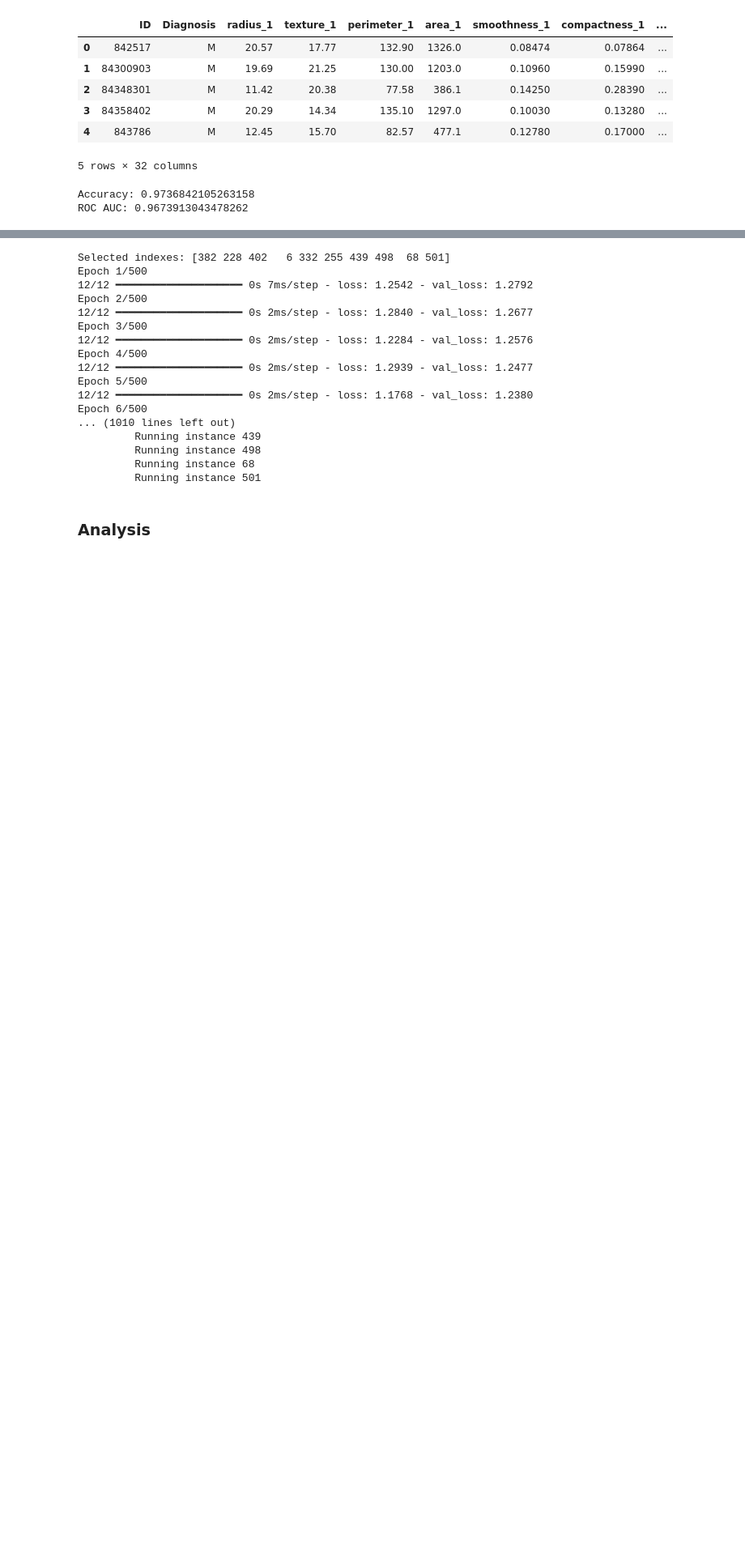
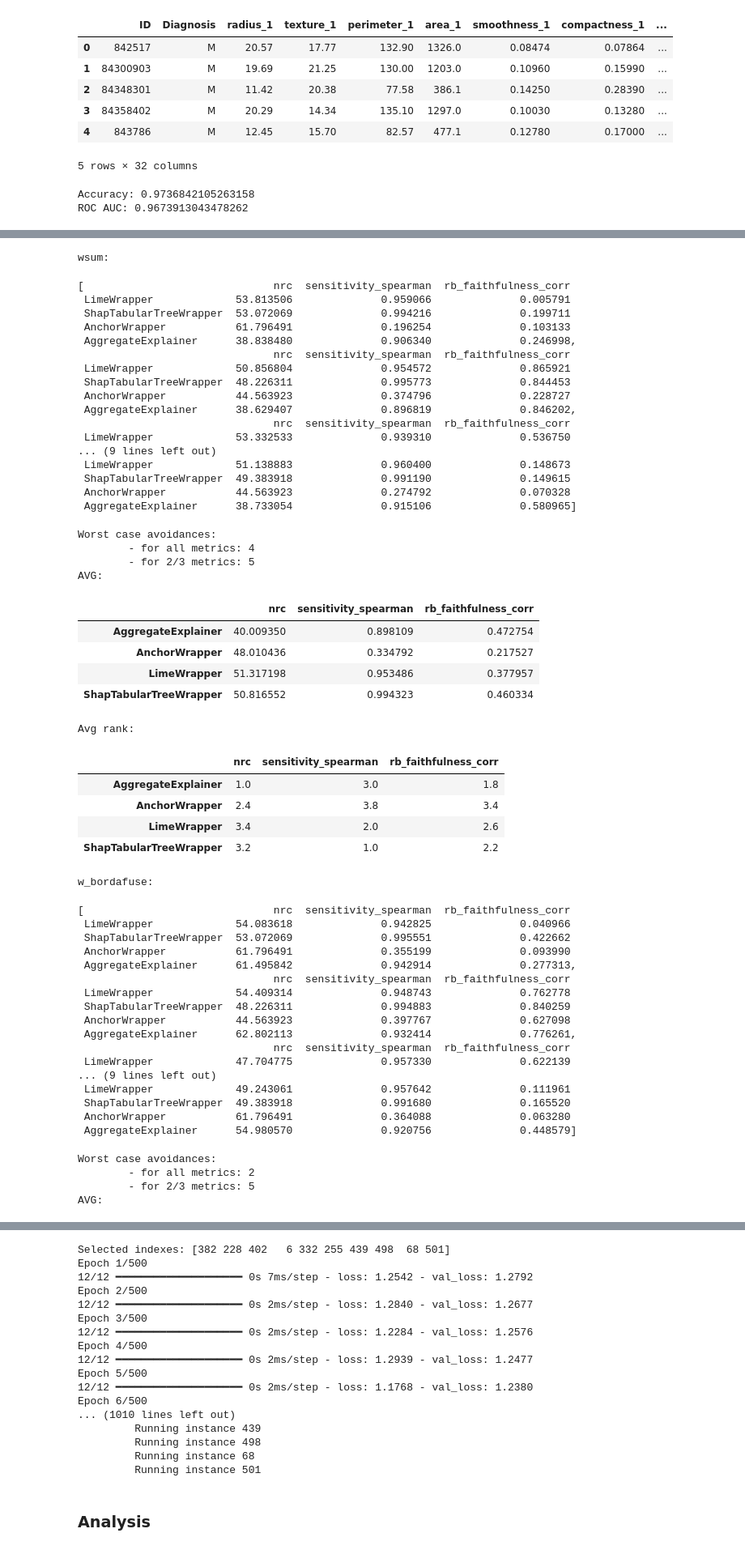
Before and after one commit to hiaac-finance/xai_aggregation, a Jupyter notebook: experiments/EXP_wdbc_dataset.ipynb, the cells around one changed output, grey strips where cells are left out. Shown at 81% size. Drawn from its saved outputs; the diff is of its cells as text; code cells hidden in the pictures; blank space fills up the shorter version.

```diff
--- a/experiments/EXP_wdbc_dataset.ipynb
+++ b/experiments/EXP_wdbc_dataset.ipynb
@@ -56,0 +62,12 @@ ROC AUC: 0.9673913043478262
+# %%
+results, metadata = evaluate_aggregate_explainer(
+    clf, X_train, X_test, categorical_features,
+    aggregation_algs=["wsum", "w_bordafuse", "w_condorcet"],
+    n_instances=5
+)
+
+metadata["description"] = "compares wsum, w_bordafuse, w_condorcet aggregation algorithms"
+metadata["dataset"] = "wdbc"
+
+with open('pickles/wdbc/COMPARE_wsum-w_bordafuse-w_condorcet-allrank.pkl', 'wb') as f:
+    dill.dump(ExperimentRun(metadata, results), f)
@@ -56,0 +76,62 @@ ROC AUC: 0.9673913043478262
+# %%
+with open('pickles/wdbc/COMPARE_wsum-w_bordafuse-w_condorcet-allrank.pkl', 'rb') as f:
+    exp = dill.load(f)
+# %%
+methods = ["wsum", "w_bordafuse", "w_condorcet"]
+present_experiment_run(exp, labels=methods)
+# %% [output]
+wsum:
+[                              nrc  sensitivity_spearman  rb_faithfulness_corr
+ LimeWrapper             53.813506              0.959066              0.005791
+ ShapTabularTreeWrapper  53.072069              0.994216              0.199711
+ AnchorWrapper           61.796491              0.196254              0.103133
+ AggregateExplainer      38.838480              0.906340              0.246998,
+                               nrc  sensitivity_spearman  rb_faithfulness_corr
+ LimeWrapper             50.856804              0.954572              0.865921
+ ShapTabularTreeWrapper  48.226311              0.995773              0.844453
+ AnchorWrapper           44.563923              0.374796              0.228727
+ AggregateExplainer      38.629407              0.896819              0.846202,
+                               nrc  sensitivity_spearman  rb_faithfulness_corr
+ LimeWrapper             53.332533              0.939310              0.536750
+... (9 lines left out)
+ LimeWrapper             51.138883              0.960400              0.148673
+ ShapTabularTreeWrapper  49.383918              0.991190              0.149615
+ AnchorWrapper           44.563923              0.274792              0.070328
+ AggregateExplainer      38.733054              0.915106              0.580965]
+Worst case avoidances:
+        - for all metrics: 4
+        - for 2/3 metrics: 5
+AVG:
+|  | nrc | sensitivity_spearman | rb_faithfulness_corr |
+| AggregateExplainer | 40.009350 | 0.898109 | 0.472754 |
+| AnchorWrapper | 48.010436 | 0.334792 | 0.217527 |
+| LimeWrapper | 51.317198 | 0.953486 | 0.377957 |
+| ShapTabularTreeWrapper | 50.816552 | 0.994323 | 0.460334 |
+Avg rank:
+|  | nrc | sensitivity_spearman | rb_faithfulness_corr |
+| AggregateExplainer | 1.0 | 3.0 | 1.8 |
+| AnchorWrapper | 2.4 | 3.8 | 3.4 |
+| LimeWrapper | 3.4 | 2.0 | 2.6 |
+| ShapTabularTreeWrapper | 3.2 | 1.0 | 2.2 |
+w_bordafuse:
+[                              nrc  sensitivity_spearman  rb_faithfulness_corr
+ LimeWrapper             54.083618              0.942825              0.040966
+ ShapTabularTreeWrapper  53.072069              0.995551              0.422662
+ AnchorWrapper           61.796491              0.355199              0.093990
+ AggregateExplainer      61.495842              0.942914              0.277313,
+                               nrc  sensitivity_spearman  rb_faithfulness_corr
+ LimeWrapper             54.409314              0.948743              0.762778
+ ShapTabularTreeWrapper  48.226311              0.994883              0.840259
+ AnchorWrapper           44.563923              0.397767              0.627098
+ AggregateExplainer      62.802113              0.932414              0.776261,
+                               nrc  sensitivity_spearman  rb_faithfulness_corr
+ LimeWrapper             47.704775              0.957330              0.622139
+... (9 lines left out)
+ LimeWrapper             49.243061              0.957642              0.111961
+ ShapTabularTreeWrapper  49.383918              0.991680              0.165520
+ AnchorWrapper           61.796491              0.364088              0.063280
+ AggregateExplainer      54.980570              0.920756              0.448579]
+Worst case avoidances:
+        - for all metrics: 2
+        - for 2/3 metrics: 5
+AVG:
```
Also changed, not shown: parts of 8 cells of this notebook, 11 other files.
